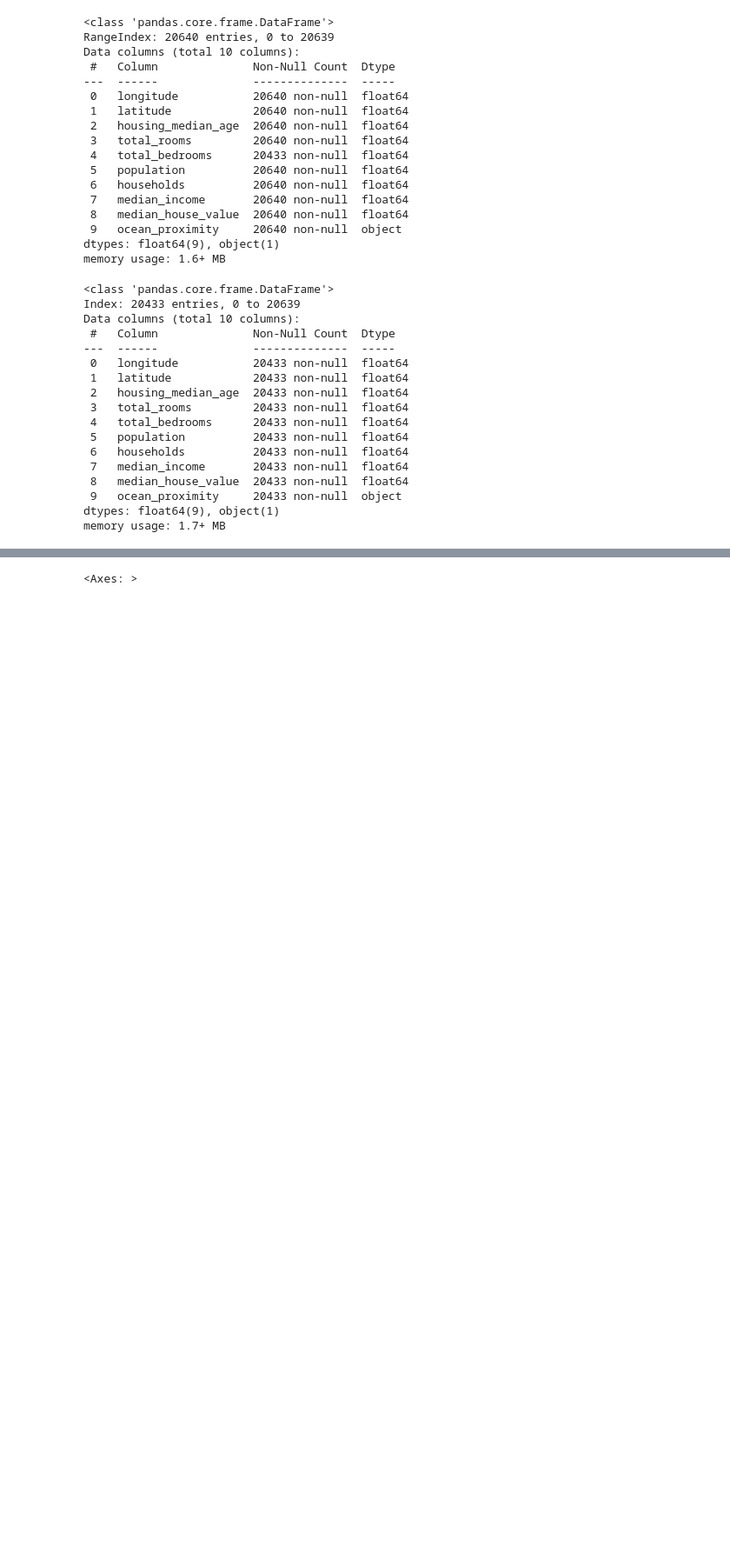
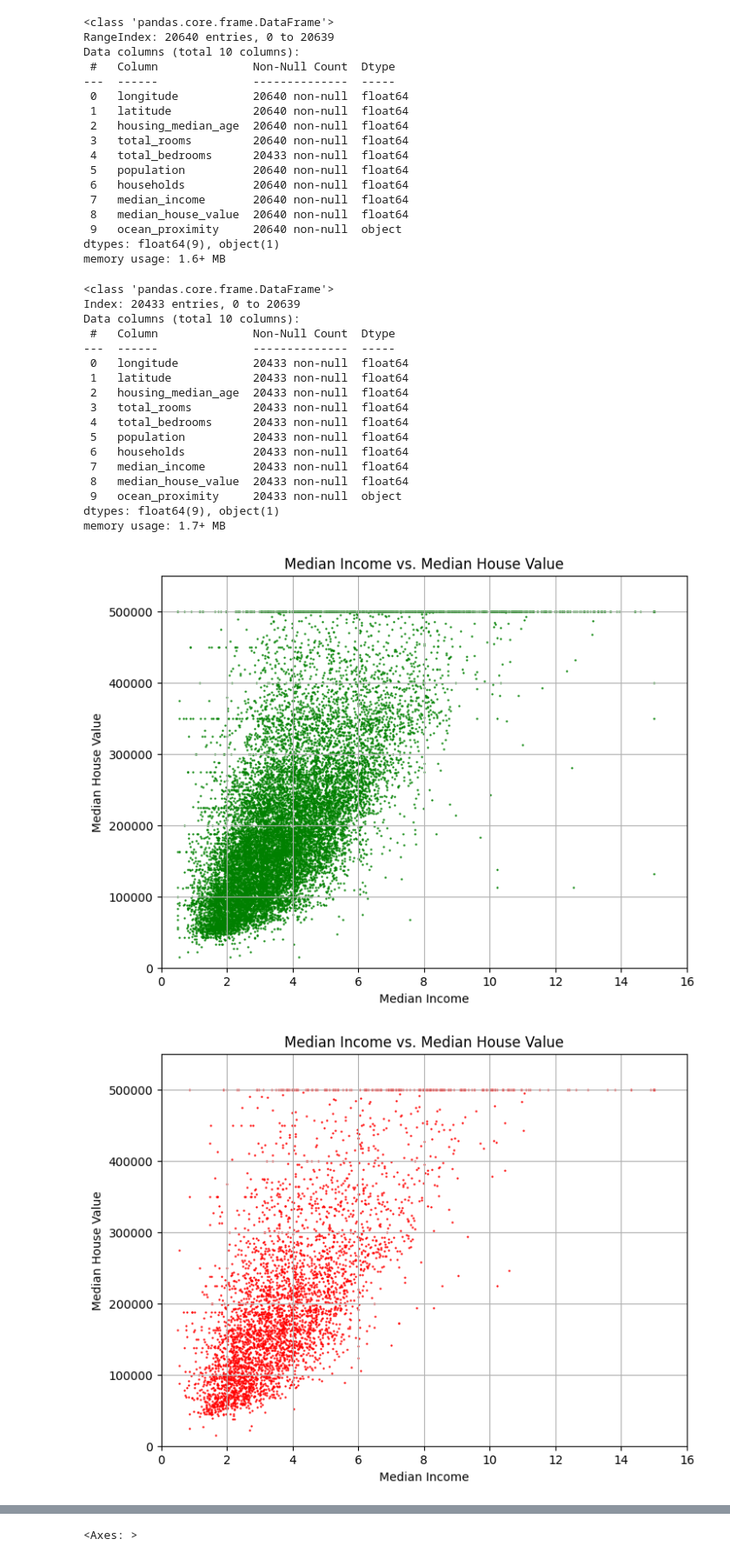
Before and after one commit to vidhyakshayakannan/Machine-Learning, a Jupyter notebook: CaliforniaHousingPrices.ipynb, the cells around one changed output, grey strips where cells are left out. Shown at 87% size. Saved outputs shown, nothing was run; the diff lists cells and outputs as text; code cells hidden in the pictures; blank space fills up the shorter version.

```diff
--- a/CaliforniaHousingPrices.ipynb
+++ b/CaliforniaHousingPrices.ipynb
@@ -71,0 +72,37 @@ X_train, X_test, y_train, y_test = train_test_split(X,y, test_size = 0.2)
+# %%
+# Plotting X_train vs y_train with adjusted scale
+plt.figure(figsize=(8, 6))
+plt.scatter(X_train["median_income"], y_train, color='green', s = 0.5)
+plt.xlabel('Median Income')
+plt.ylabel('Median House Value')
+plt.title('Median Income vs. Median House Value')
+plt.grid(True)
+plt.xlim(0, 16)  # Adjusting x-axis limits
+plt.ylim(0, 550000)  # Adjusting y-axis limits
+plt.show()
+
+# Plotting X_test vs y_test with adjusted scale
+plt.figure(figsize=(8, 6))
+plt.scatter(X_test["median_income"], y_test, color='red', s = 0.5)
+plt.xlabel('Median Income')
+plt.ylabel('Median House Value')
+plt.title('Median Income vs. Median House Value')
+plt.grid(True)
+plt.xlim(0, 16)  # Adjusting x-axis limits
+plt.ylim(0, 550000)  # Adjusting y-axis limits
+plt.show()
+
+# Plotting X_test vs y_test with adjusted scale
+plt.figure(figsize=(8, 6))
+plt.scatter(X_train["median_income"], y_train, color = "green", s = 0.5)
+plt.scatter(X_test["median_income"], y_test, color = "red", s = 0.5)
+plt.xlabel('Median Income')
+plt.ylabel('Median House Value')
+plt.title('Median Income vs. Median House Value')
+plt.grid(True)
+plt.xlim(0, 16)  # Adjusting x-axis limits
+plt.ylim(0, 550000)  # Adjusting y-axis limits
+plt.show()
+# %% [output]
+[figure, added]
+[figure, added]
```
Also changed, not shown: parts of 12 cells of this notebook, 6 other files.
